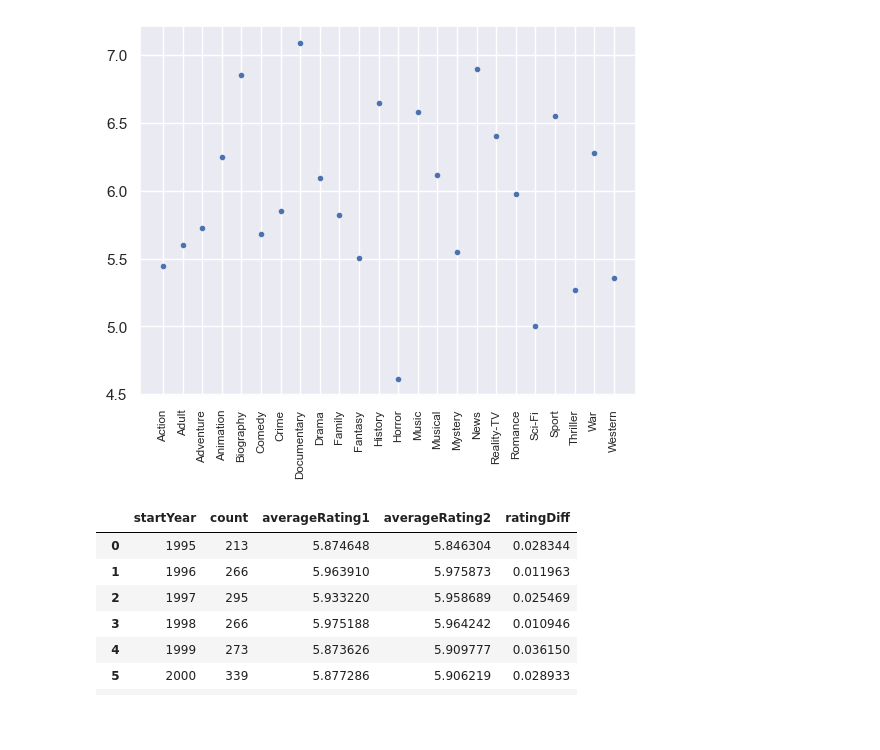
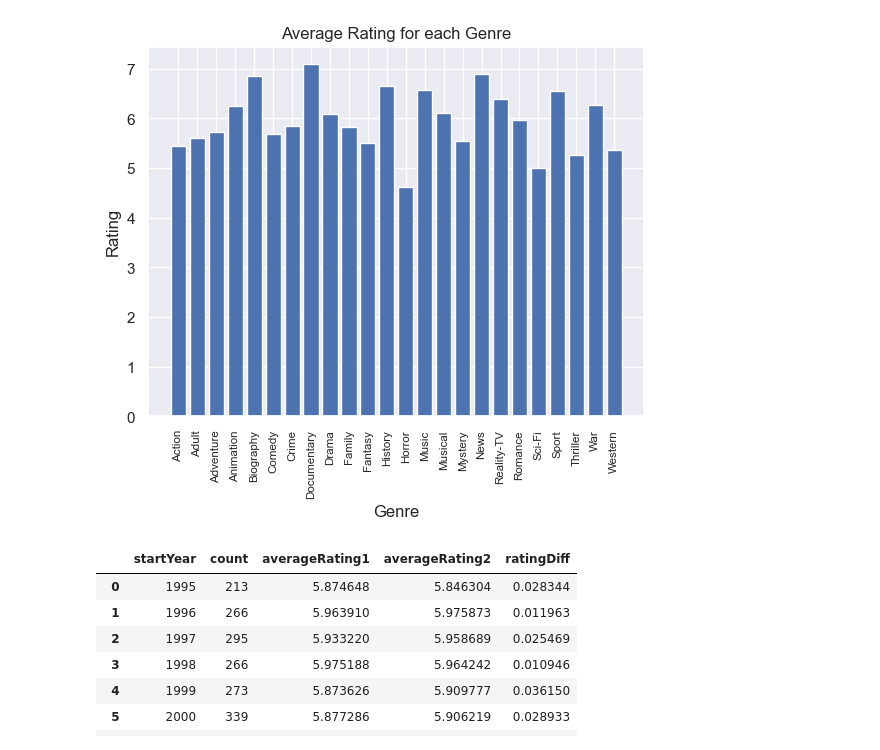
Before and after one commit to chanchantang/CinemAI, a Jupyter notebook: imdb.ipynb, the cells around one changed output. Cells and saved outputs as stored; diff of their text form; code cells hidden in the pictures; blank space fills up the shorter version.

```diff
--- a/imdb.ipynb
+++ b/imdb.ipynb
@@ -44,12 +27,15 @@ genre_explode.columns.values[1] = 'count'
 # genre_explode
 # %%
 # plt.xticks(rotation=25)
-# plt.bar(genre_explode.genres, genre_explode.averageRating)
-plt.plot(genre_explode.genres, genre_explode.averageRating, 'b.')
+plt.bar(genre_explode.genres, genre_explode.averageRating)
+# plt.plot(genre_explode.genres, genre_explode.averageRating, 'b.')
 plt.xticks(rotation=90, fontsize = 'x-small')
+plt.xlabel('Genre')
+plt.ylabel('Rating')
+plt.title('Average Rating for each Genre')
 plt.show()
 # %% [output]
-[figure, old version]
+[figure, new version]
 # %%
 # The average rating based on runtime
 runtime_explode = data_explode.groupby(['runtimeMinutes']).agg({'primaryTitle':['first'], 'runtimeMinutes':['count'], 'averageRating':['mean']}).reset_index()
```
Also changed, not shown: parts of 3 cells of this notebook, 1 other file.
